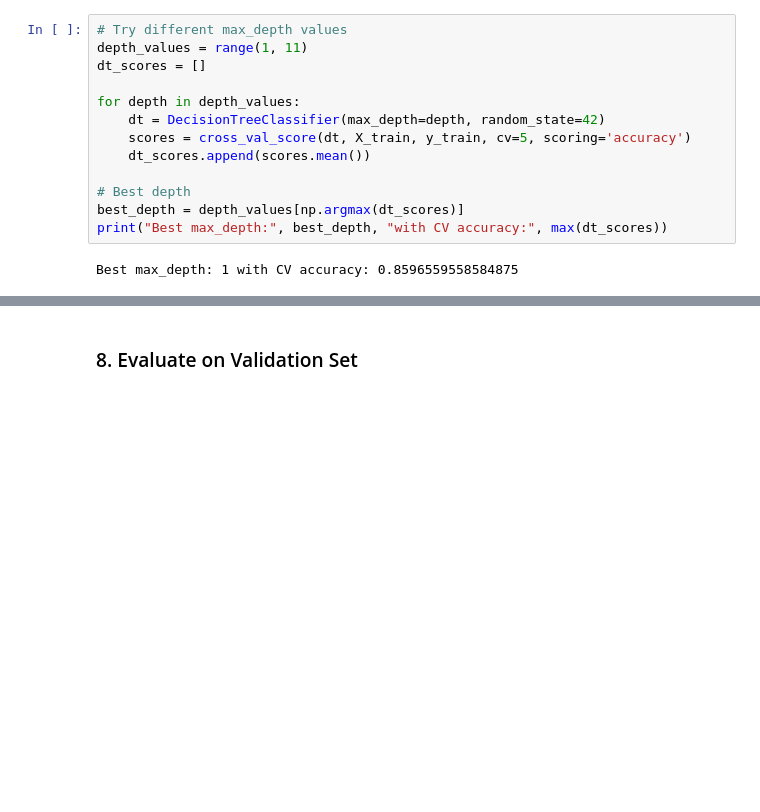
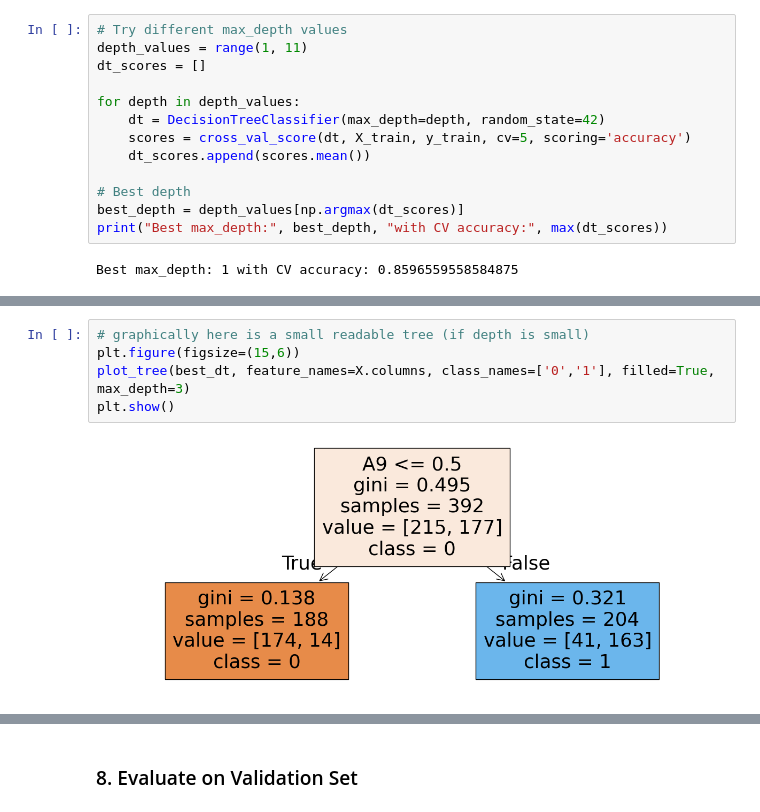
Before and after one commit to Hailegiorgisy/Credit_card_assignment, a Jupyter notebook: credit_card_analysis.ipynb, the cells around one changed output, grey strips where cells are left out. Cells and saved outputs as stored; diff of their text form; blank space fills up the shorter version.

```diff
--- a/credit_card_analysis.ipynb
+++ b/credit_card_analysis.ipynb
@@ -174,0 +228,7 @@ Best max_depth: 1 with CV accuracy: 0.8596559558584875
+# %%
+# graphically here is a small readable tree (if depth is small)
+plt.figure(figsize=(15,6))
+plot_tree(best_dt, feature_names=X.columns, class_names=['0','1'], filled=True, max_depth=3)
+plt.show()
+# %% [output]
+[figure, added]
```
Also changed, not shown: parts of 14 cells of this notebook.
